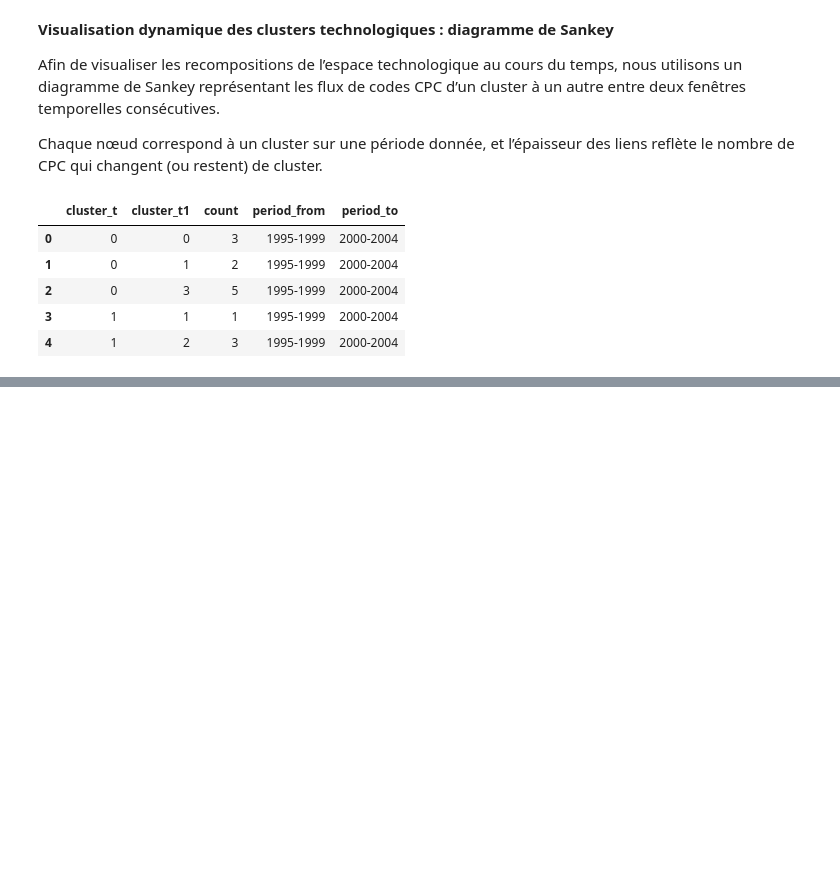
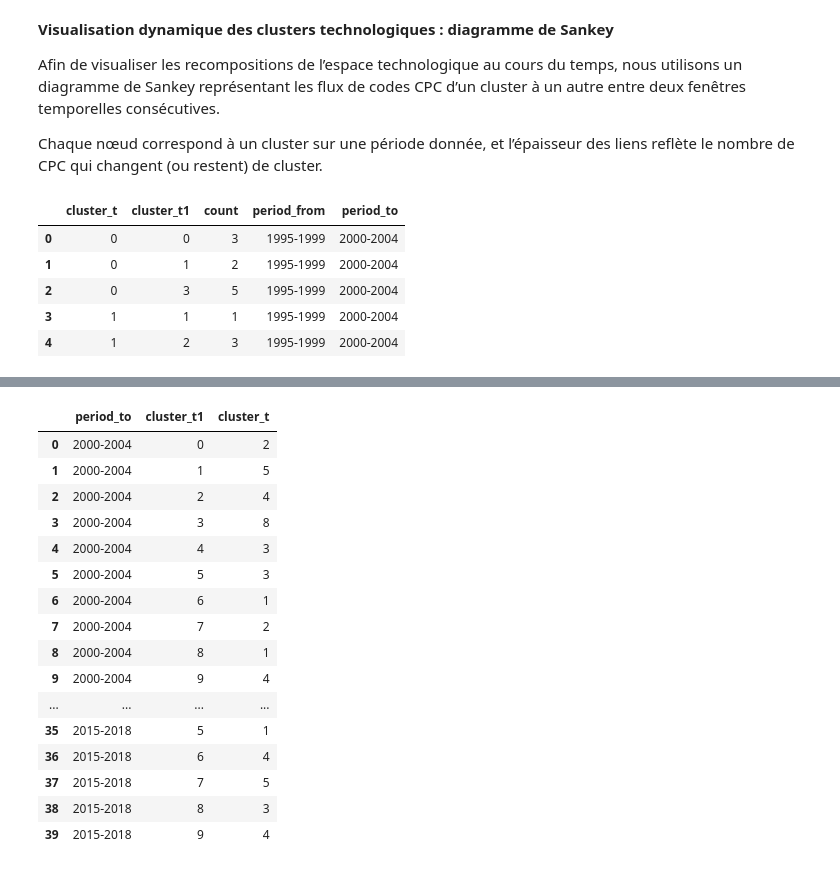
Before and after one commit to quentinbenchetrit/Stat-App, a Jupyter notebook: adaptation_article_acemoglu.ipynb, the cells around one changed output, grey strips where cells are left out. Cells and saved outputs as stored; diff of their text form; code cells hidden in the pictures; blank space fills up the shorter version.

```diff
--- a/adaptation_article_acemoglu.ipynb
+++ b/adaptation_article_acemoglu.ipynb
@@ -694,0 +794,22 @@ fig.show()
+# %%
+transitions_df.groupby(
+    ["period_to", "cluster_t1"]
+)["cluster_t"].nunique().reset_index()
+# %% [output]
+|  | period_to | cluster_t1 | cluster_t |
+| 0 | 2000-2004 | 0 | 2 |
+| 1 | 2000-2004 | 1 | 5 |
+| 2 | 2000-2004 | 2 | 4 |
+| 3 | 2000-2004 | 3 | 8 |
+| 4 | 2000-2004 | 4 | 3 |
+| 5 | 2000-2004 | 5 | 3 |
+| 6 | 2000-2004 | 6 | 1 |
+| 7 | 2000-2004 | 7 | 2 |
+| 8 | 2000-2004 | 8 | 1 |
+| 9 | 2000-2004 | 9 | 4 |
+| ... | ... | ... | ... |
+| 35 | 2015-2018 | 5 | 1 |
+| 36 | 2015-2018 | 6 | 4 |
+| 37 | 2015-2018 | 7 | 5 |
+| 38 | 2015-2018 | 8 | 3 |
+| 39 | 2015-2018 | 9 | 4 |
```
Also changed, not shown: parts of 12 cells of this notebook.
